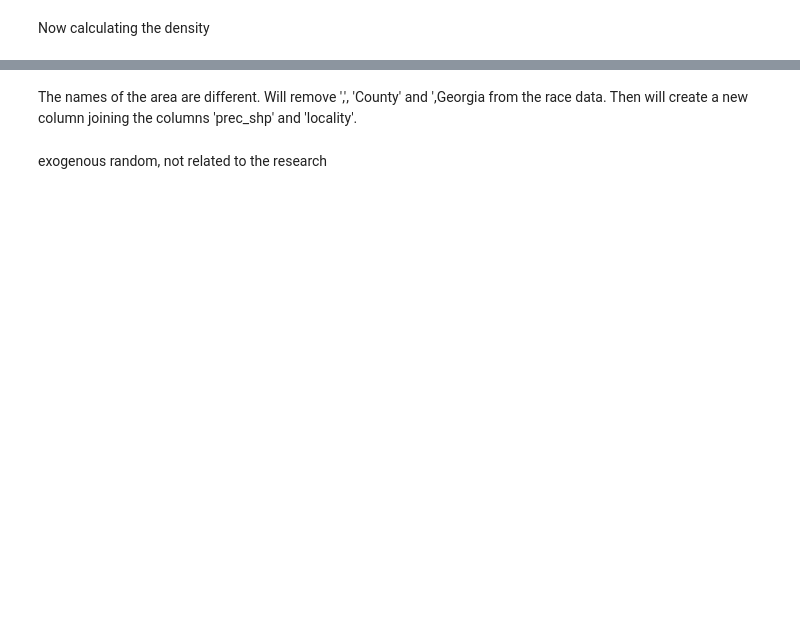
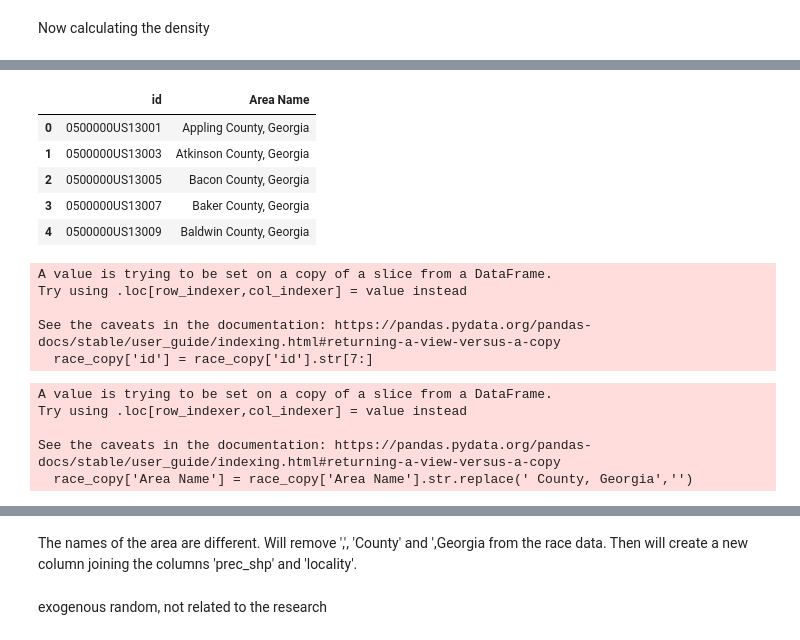
Before and after one commit to zzoeys/freecakefridays, a Jupyter notebook: data-preparation.ipynb, the cells around one changed output, grey strips where cells are left out. Drawn from its saved outputs; the diff is of its cells as text; code cells hidden in the pictures; blank space fills up the shorter version.

```diff
--- a/data-preparation.ipynb
+++ b/data-preparation.ipynb
@@ -30,8 +32,8 @@ race['Others'] = race['!!Total:!!Not Hispanic or Latino:!!Population of one race
 Then we create a new datafram with only the columns we want: 'Total', 'White', 'Black', 'Asian' and the previously created columns of 'Others' and 'Mixed. We will also rename the columns accordingly.
 # %%
 # Create a new dataframe with the desired columns
-race = race[['Geographic Area Name', 'id', '!!Total:', '!!Total:!!Hispanic or Latino', '!!Total:!!Not Hispanic or Latino:!!Population of one race:!!White alone', '!!Total:!!Not Hispanic or Latino:!!Population of one race:!!Black or African American alone','!!Total:!!Not Hispanic or Latino:!!Population of one race:!!Asian alone', 'Mixed', 'Others' ]].copy()
+race_county = race_county[['Geographic Area Name', 'id', '!!Total:', '!!Total:!!Hispanic or Latino', '!!Total:!!Not Hispanic or Latino:!!Population of one race:!!White alone', '!!Total:!!Not Hispanic or Latino:!!Population of one race:!!Black or African American alone','!!Total:!!Not Hispanic or Latino:!!Population of one race:!!Asian alone', 'Mixed', 'Others' ]].copy()
 
 # Rename the columns
-race.columns = ['Area Name', 'id', 'Total', 'Hispanic', 'White', 'Black', 'Asian', 'Mixed', 'Others']
+race_county.columns = ['Area Name', 'id', 'Total', 'Hispanic', 'White', 'Black', 'Asian', 'Mixed', 'Others']
 # %%
@@ -66,11 +43,11 @@ race.head(20)
 # %% [markdown]
 Creating rows with density.
 # %%
-for ind, row in race.iterrows():
-  race.loc[ind,"Population Density:Hispanic"]= row ['Hispanic']/row['Total']
-  race.loc[ind,"Population Density: White"] = row ['White']/row['Total']
-  race.loc[ind,"Population Density: Black"]= row['Black']/row['Total']
-  race.loc[ind,"Population Density: Asian"]= row ['Asian']/row['Total']
-  race.loc[ind,"Population Density: Mixed"]=row['Mixed']/row["Total"]
-  race.loc[ind,"Population Density: Others"]=row["Others"]/row["Total"]
+for ind, row in race_county.iterrows():
+  race_county.loc[ind,"Population Density:Hispanic"]= row ['Hispanic']/row['Total']
+  race_county.loc[ind,"Population Density: White"] = row ['White']/row['Total']
+  race_county.loc[ind,"Population Density: Black"]= row['Black']/row['Total']
+  race_county.loc[ind,"Population Density: Asian"]= row ['Asian']/row['Total']
+  race_county.loc[ind,"Population Density: Mixed"]=row['Mixed']/row["Total"]
+  race_county.loc[ind,"Population Density: Others"]=row["Others"]/row["Total"]
 # %%
@@ -248,4 +157,4 @@ print(counties_new)
 # %%
-race['Area Name'] = race['Area Name'].str.split(' ').str[0]
+race_county['Area Name'] = race_county['Area Name'].str.split(' ').str[0]
 
-race.head()
+race_county.head()
@@ -316,0 +198,2 @@ counties_new.to_csv('data/polling_site_data_new/clean.csv')
+# %%
+race_county.columns = race_county.columns.map(str)
@@ -316,0 +202,26 @@ counties_new.to_csv('data/polling_site_data_new/clean.csv')
+# %%
+race_copy = race_county[['id', 'Area Name']]
+race_copy.head()
+# %% [output]
+|  | id | Area Name |
+| 0 | 0500000US13001 | Appling County, Georgia |
+| 1 | 0500000US13003 | Atkinson County, Georgia |
+| 2 | 0500000US13005 | Bacon County, Georgia |
+| 3 | 0500000US13007 | Baker County, Georgia |
+| 4 | 0500000US13009 | Baldwin County, Georgia |
+# %%
+race_copy['id'] = race_copy['id'].str[7:]
+# %% [output]
+A value is trying to be set on a copy of a slice from a DataFrame.
+Try using .loc[row_indexer,col_indexer] = value instead
+
+See the caveats in the documentation: https://pandas.pydata.org/pandas-docs/stable/user_guide/indexing.html#returning-a-view-versus-a-copy
+  race_copy['id'] = race_copy['id'].str[7:]
+# %%
+race_copy['Area Name'] = race_copy['Area Name'].str.replace(' County, Georgia','')
+# %% [output]
+A value is trying to be set on a copy of a slice from a DataFrame.
+Try using .loc[row_indexer,col_indexer] = value instead
+
+See the caveats in the documentation: https://pandas.pydata.org/pandas-docs/stable/user_guide/indexing.html#returning-a-view-versus-a-copy
+  race_copy['Area Name'] = race_copy['Area Name'].str.replace(' County, Georgia','')
```
Also changed, not shown: parts of 46 cells of this notebook, 4 other files.
